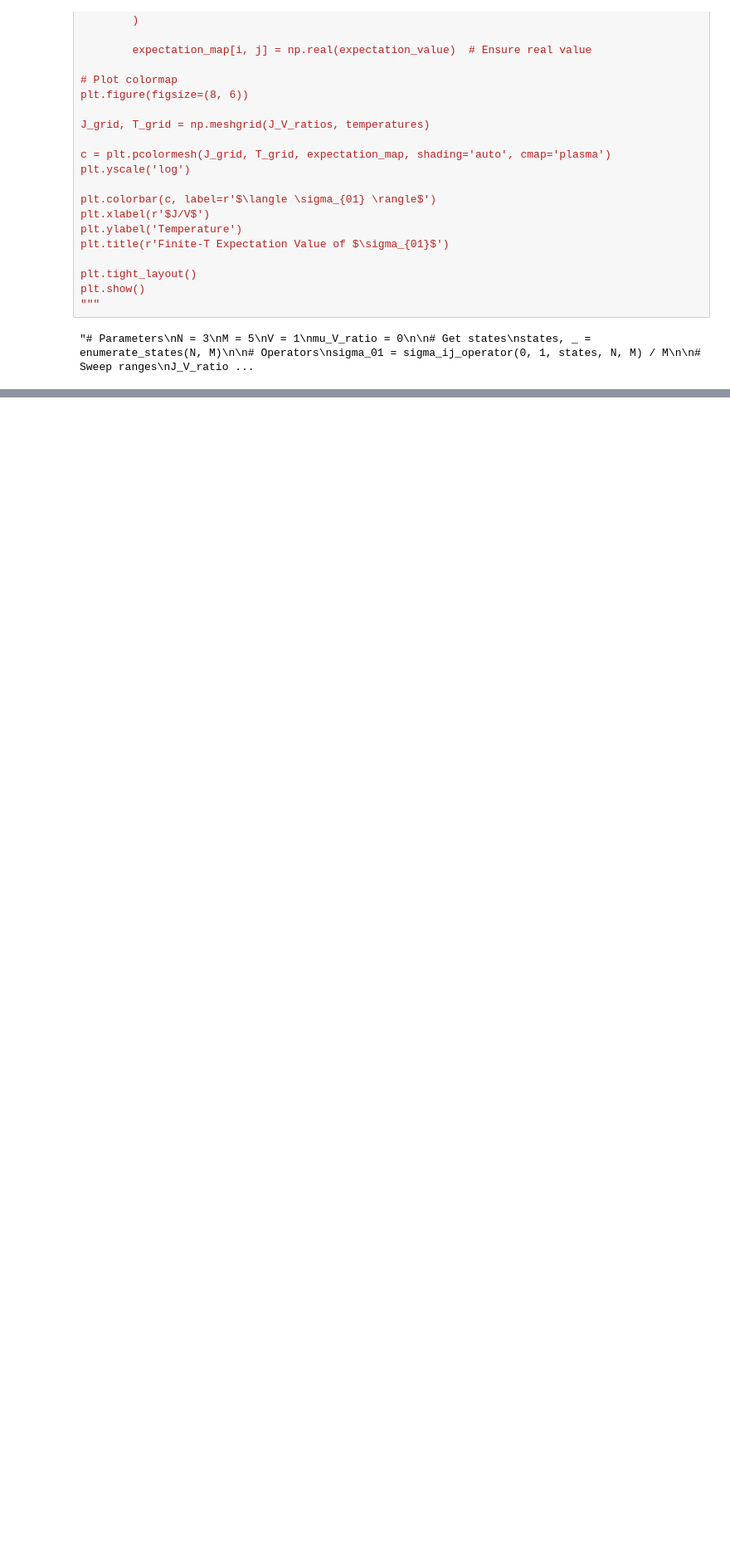
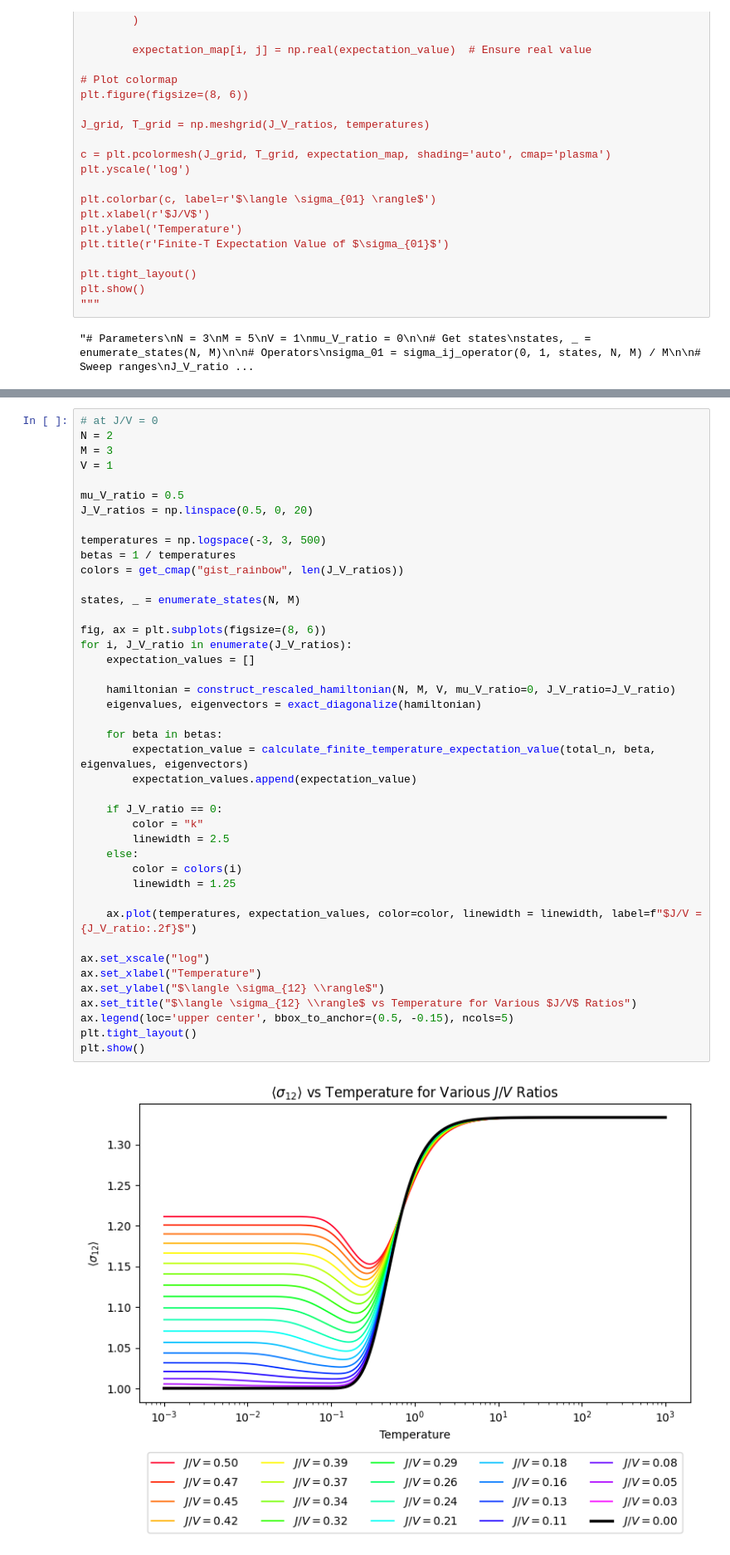
Before and after one commit to jwdesroches/synthetic_dimensions, a Jupyter notebook: finite_temperature/finite_temperature.ipynb, the cells around one changed output, grey strips where cells are left out. Shown at 83% size. Saved outputs shown, nothing was run; the diff lists cells and outputs as text; blank space fills up the shorter version.

Commit message:
finite temp paraparticle number occupations

```diff
--- a/finite_temperature/finite_temperature.ipynb
+++ b/finite_temperature/finite_temperature.ipynb
@@ -224,0 +259,44 @@ plt.show()
+# %%
+# at J/V = 0
+N = 2
+M = 3
+V = 1
+
+mu_V_ratio = 0.5
+J_V_ratios = np.linspace(0.5, 0, 20)
+
+temperatures = np.logspace(-3, 3, 500)
+betas = 1 / temperatures
+colors = get_cmap("gist_rainbow", len(J_V_ratios))
+
+states, _ = enumerate_states(N, M)
+
+fig, ax = plt.subplots(figsize=(8, 6))
+for i, J_V_ratio in enumerate(J_V_ratios):
+    expectation_values = []
+
+    hamiltonian = construct_rescaled_hamiltonian(N, M, V, mu_V_ratio=0, J_V_ratio=J_V_ratio)
+    eigenvalues, eigenvectors = exact_diagonalize(hamiltonian)
+
+    for beta in betas:
+        expectation_value = calculate_finite_temperature_expectation_value(total_n, beta, eigenvalues, eigenvectors)
+        expectation_values.append(expectation_value)
+
+    if J_V_ratio == 0:
+        color = "k"
+        linewidth = 2.5
+    else:
+        color = colors(i)
+        linewidth = 1.25
+
+    ax.plot(temperatures, expectation_values, color=color, linewidth = linewidth, label=f"$J/V = {J_V_ratio:.2f}$")
+
+ax.set_xscale("log")
+ax.set_xlabel("Temperature")
+ax.set_ylabel("$\langle \sigma_{12} \\rangle$")
+ax.set_title("$\langle \sigma_{12} \\rangle$ vs Temperature for Various $J/V$ Ratios")
+ax.legend(loc='upper center', bbox_to_anchor=(0.5, -0.15), ncols=5)
+plt.tight_layout()
+plt.show()
+# %% [output]
+[figure, added]
```
Also changed, not shown: parts of 1 cell of this notebook.
